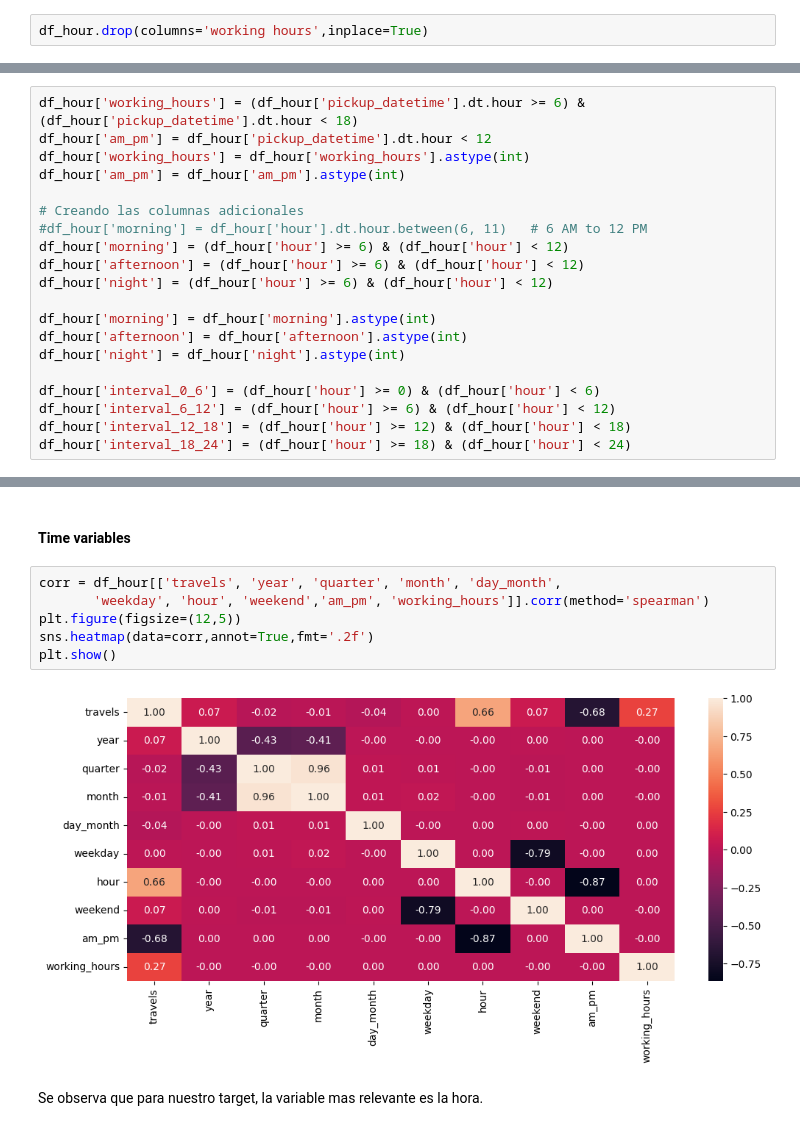
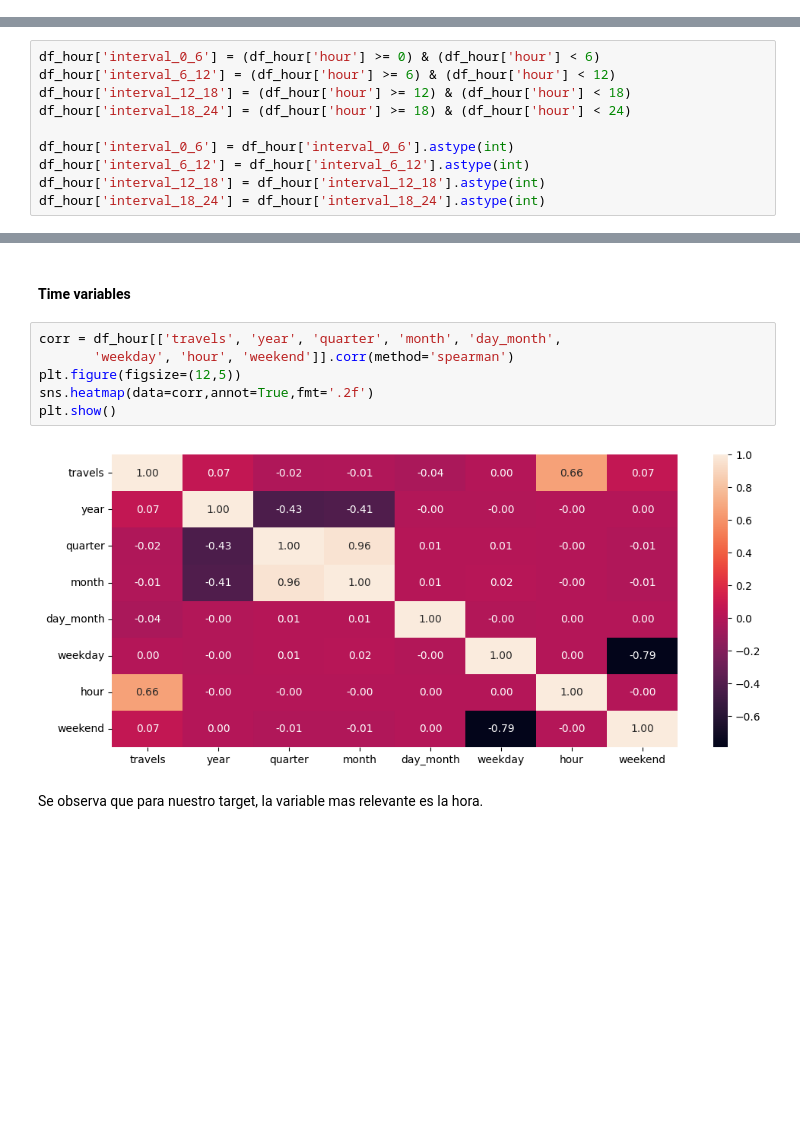
Before and after one commit to Pableren/Cab_Data_Cruise, a Jupyter notebook: Data_Science.ipynb, the cells around one changed output, grey strips where cells are left out. Saved outputs shown, nothing was run; the diff lists cells and outputs as text; blank space fills up the shorter version.

```diff
--- a/Data_Science.ipynb
+++ b/Data_Science.ipynb
@@ -120,8 +120,6 @@ df_hour['weekend'] = df_hour['pickup_datetime'].apply(lambda x: x.weekday() < 5)
 df_hour.set_index(keys='pickup_datetime',inplace=True)
 # %%
 df_hour.reset_index(inplace=True)
-# %%
-df_hour.drop(columns='working hours',inplace=True)
 # %%
 df_hour
 # %% [output]
@@ -141,20 +138,0 @@ df_hour
-# %%
-df_hour['working_hours'] = (df_hour['pickup_datetime'].dt.hour >= 6) & (df_hour['pickup_datetime'].dt.hour < 18)
-df_hour['am_pm'] = df_hour['pickup_datetime'].dt.hour < 12
-df_hour['working_hours'] = df_hour['working_hours'].astype(int)
-df_hour['am_pm'] = df_hour['am_pm'].astype(int)
-
-# Creando las columnas adicionales
-#df_hour['morning'] = df_hour['hour'].dt.hour.between(6, 11)   # 6 AM to 12 PM
-df_hour['morning'] = (df_hour['hour'] >= 6) & (df_hour['hour'] < 12)
-df_hour['afternoon'] = (df_hour['hour'] >= 6) & (df_hour['hour'] < 12)
-df_hour['night'] = (df_hour['hour'] >= 6) & (df_hour['hour'] < 12)
-
-df_hour['morning'] = df_hour['morning'].astype(int)
-df_hour['afternoon'] = df_hour['afternoon'].astype(int)
-df_hour['night'] = df_hour['night'].astype(int)
-
-df_hour['interval_0_6'] = (df_hour['hour'] >= 0) & (df_hour['hour'] < 6)
-df_hour['interval_6_12'] = (df_hour['hour'] >= 6) & (df_hour['hour'] < 12)
-df_hour['interval_12_18'] = (df_hour['hour'] >= 12) & (df_hour['hour'] < 18)
-df_hour['interval_18_24'] = (df_hour['hour'] >= 18) & (df_hour['hour'] < 24)
@@ -171,3 +139,13 @@ df_hour[['working_hours','pickup_datetime']].sample(6)
+# %%
+df_hour['interval_0_6'] = (df_hour['hour'] >= 0) & (df_hour['hour'] < 6)
+df_hour['interval_6_12'] = (df_hour['hour'] >= 6) & (df_hour['hour'] < 12)
+df_hour['interval_12_18'] = (df_hour['hour'] >= 12) & (df_hour['hour'] < 18)
+df_hour['interval_18_24'] = (df_hour['hour'] >= 18) & (df_hour['hour'] < 24)
+
+df_hour['interval_0_6'] = df_hour['interval_0_6'].astype(int)
+df_hour['interval_6_12'] = df_hour['interval_6_12'].astype(int)
+df_hour['interval_12_18'] = df_hour['interval_12_18'].astype(int)
+df_hour['interval_18_24'] = df_hour['interval_18_24'].astype(int)
 # %% [markdown]
 # Correlation
 
@@ -188,11 +164,11 @@ Index(['pickup_datetime', 'travels', 'total_price', 'fuel_cost', 'net_profit',
 #### Time variables
 # %%
 corr = df_hour[['travels', 'year', 'quarter', 'month', 'day_month',
-       'weekday', 'hour', 'weekend','am_pm', 'working_hours']].corr(method='spearman')
+       'weekday', 'hour', 'weekend']].corr(method='spearman')
 plt.figure(figsize=(12,5))
 sns.heatmap(data=corr,annot=True,fmt='.2f')
 plt.show()
 # %% [output]
-[figure, old version]
+[figure, new version]
 # %% [markdown]
 Se observa que para nuestro target, la variable mas relevante es la hora.
```
Also changed, not shown: parts of 18 cells of this notebook.
